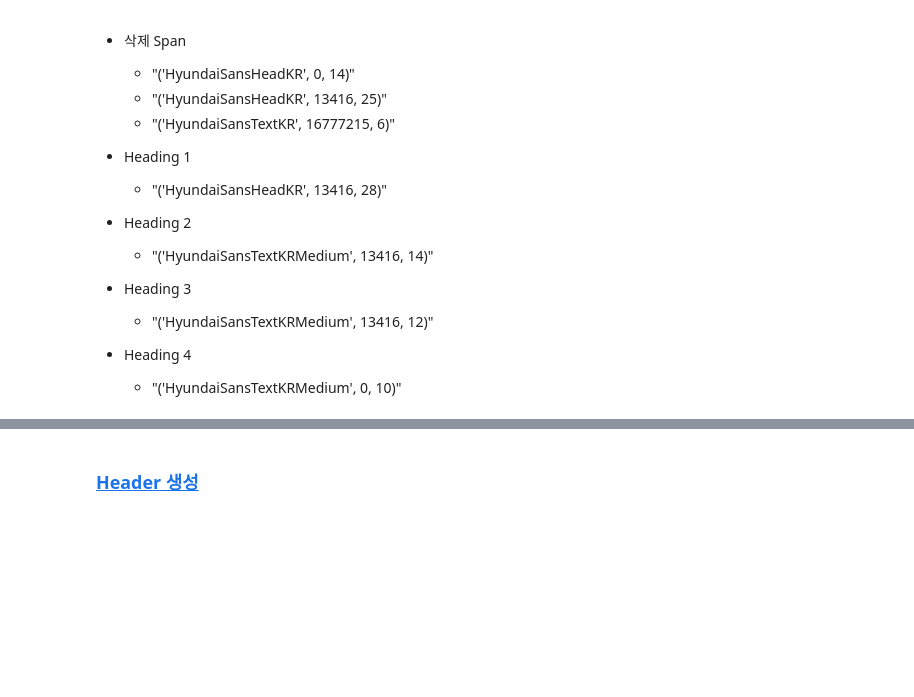
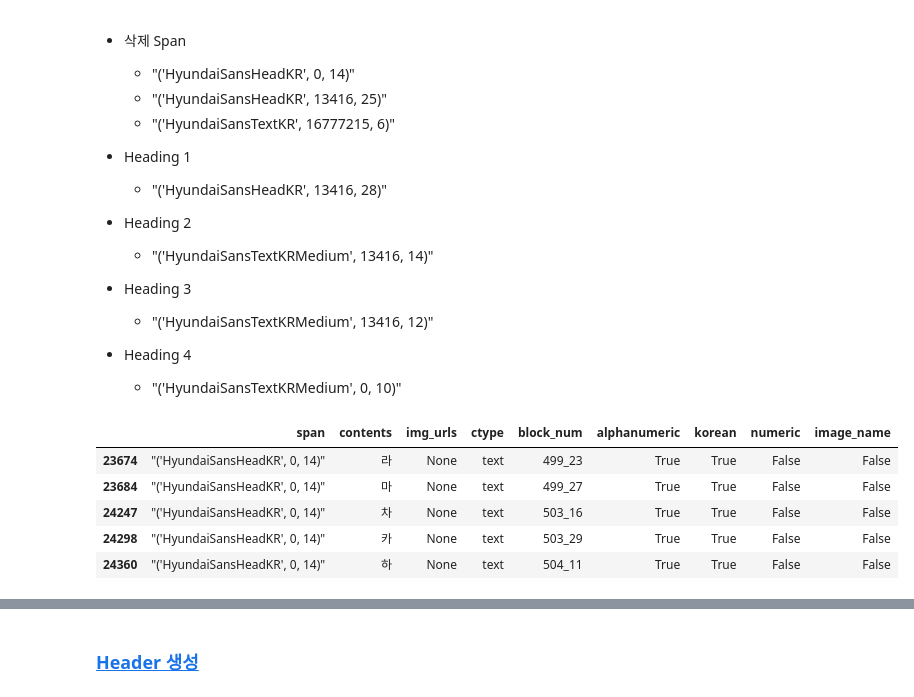
Before and after one commit to dudwo7783/my-small-mechanic, a Jupyter notebook: pdf_parsing/pdf_parser.ipynb, the cells around one changed output, grey strips where cells are left out. Saved outputs shown, nothing was run; the diff lists cells and outputs as text; code cells hidden in the pictures; blank space fills up the shorter version.

```diff
--- a/pdf_parsing/pdf_parser.ipynb
+++ b/pdf_parsing/pdf_parser.ipynb
@@ -521,3 +539,12 @@ ioniq_df = ioniq_df[~ioniq_df['image_name']]
 
 - Heading 4
     - "('HyundaiSansTextKRMedium', 0, 10)"
+# %%
+ioniq_df[(ioniq_df['span']=='"(\'HyundaiSansHeadKR\', 0, 14)"')]
+# %% [output]
+|  | span | contents | img_urls | ctype | block_num | alphanumeric | korean | numeric | image_name |
+| 23674 | "('HyundaiSansHeadKR', 0, 14)" | 라 | None | text | 499_23 | True | True | False | False |
+| 23684 | "('HyundaiSansHeadKR', 0, 14)" | 마 | None | text | 499_27 | True | True | False | False |
+| 24247 | "('HyundaiSansHeadKR', 0, 14)" | 차 | None | text | 503_16 | True | True | False | False |
+| 24298 | "('HyundaiSansHeadKR', 0, 14)" | 카 | None | text | 503_29 | True | True | False | False |
+| 24360 | "('HyundaiSansHeadKR', 0, 14)" | 하 | None | text | 504_11 | True | True | False | False |
```
Also changed, not shown: parts of 25 cells of this notebook, 1 other file.
